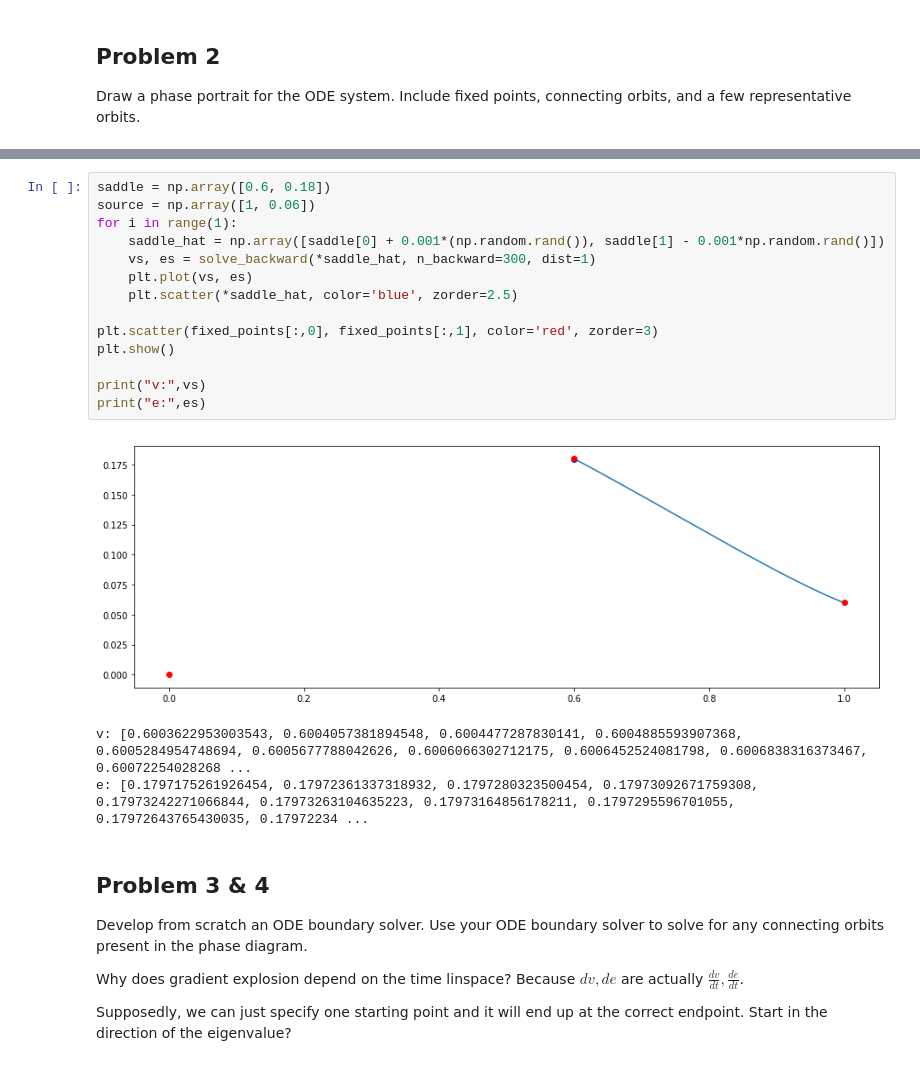
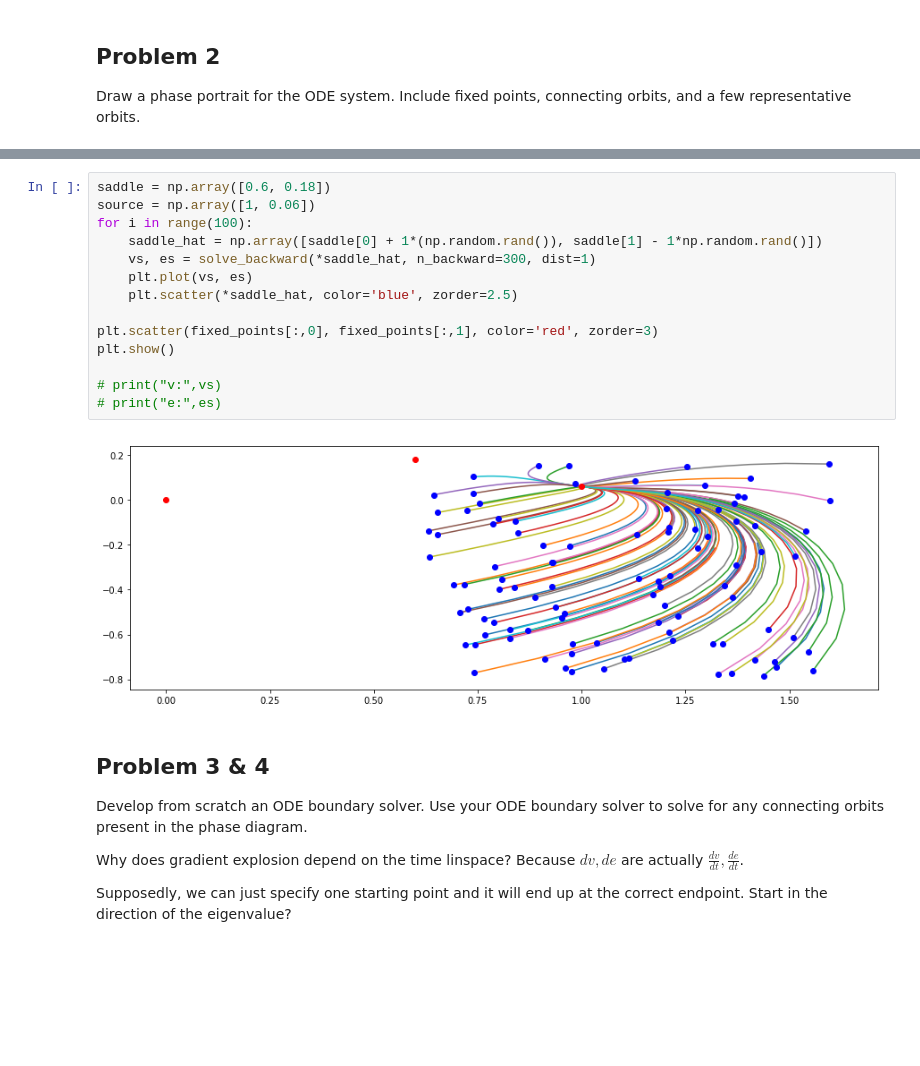
Before and after one commit to kylrth/boundaryvalue, a Jupyter notebook: Jared_BVS.ipynb, the cells around one changed output, grey strips where cells are left out. Saved outputs shown, nothing was run; the diff lists cells and outputs as text; blank space fills up the shorter version.

```diff
--- a/Jared_BVS.ipynb
+++ b/Jared_BVS.ipynb
@@ -100,21 +100,19 @@ print(vs_5[-1:], es_5[-1:])
 # %%
 saddle = np.array([0.6, 0.18])
 source = np.array([1, 0.06])
-for i in range(1):
-    saddle_hat = np.array([saddle[0] + 0.001*(np.random.rand()), saddle[1] - 0.001*np.random.rand()])
+for i in range(100):
+    saddle_hat = np.array([saddle[0] + 1*(np.random.rand()), saddle[1] - 1*np.random.rand()])
     vs, es = solve_backward(*saddle_hat, n_backward=300, dist=1)
     plt.plot(vs, es)
     plt.scatter(*saddle_hat, color='blue', zorder=2.5)
 
 plt.scatter(fixed_points[:,0], fixed_points[:,1], color='red', zorder=3)
 plt.show()
 
-print("v:",vs)
-print("e:",es)
+# print("v:",vs)
+# print("e:",es)
 # %% [output]
-[figure, old version]
+[figure, new version]
-v: [0.6003622953003543, 0.6004057381894548, 0.6004477287830141, 0.6004885593907368, 0.6005284954748694, 0.6005677788042626, 0.6006066302712175, 0.6006452524081798, 0.6006838316373467, 0.60072254028268 ...
-e: [0.1797175261926454, 0.17972361337318932, 0.1797280323500454, 0.17973092671759308, 0.17973242271066844, 0.17973263104635223, 0.17973164856178211, 0.1797295596701055, 0.17972643765430035, 0.17972234 ...
 # %% [markdown]
 ## Problem 3 & 4
 Develop from scratch an ODE boundary solver.
```
Also changed, not shown: parts of 1 cell of this notebook, 3 other files.
